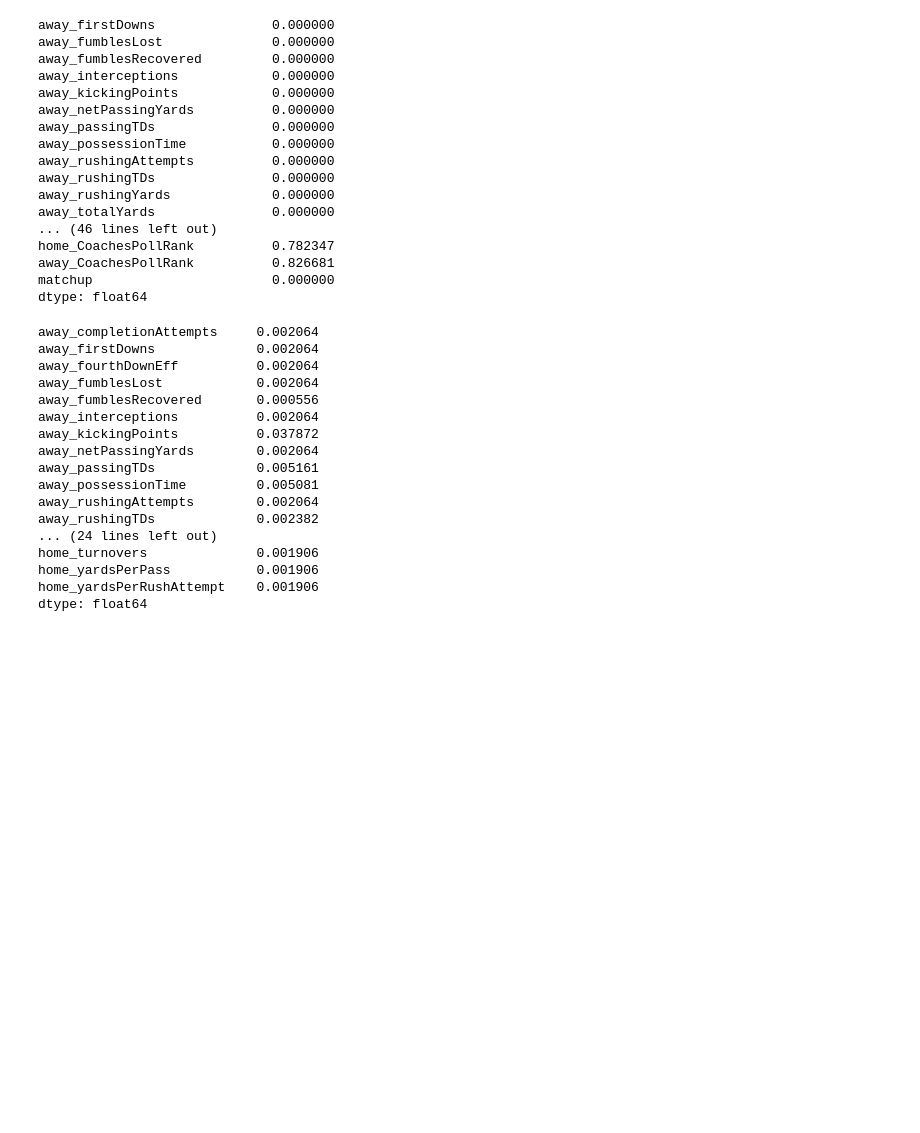
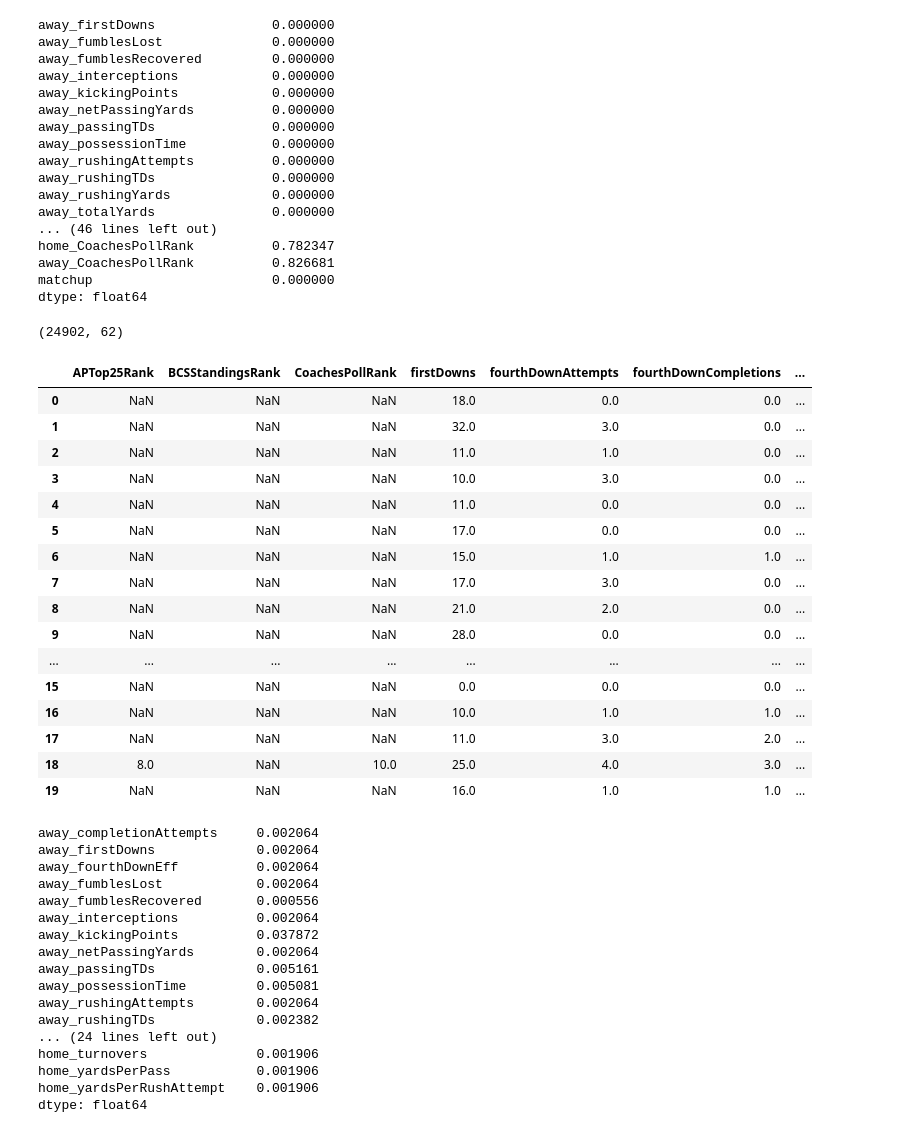
Before and after one commit to spwhite1337/sports-bettors, a Jupyter notebook: Untitled.ipynb, the cells around one changed output. Cells and saved outputs as stored; diff of their text form; code cells hidden in the pictures; blank space fills up the shorter version.

Commit message:
Make modeling dataset

```diff
--- a/Untitled.ipynb
+++ b/Untitled.ipynb
@@ -80,6 +80,29 @@ home_CoachesPollRank          0.782347
 away_CoachesPollRank          0.826681
 matchup                       0.000000
 dtype: float64
+# %%
+df_modeling = pd.read_csv(os.path.join(DATA_DIR, 'df_modeling.csv'))
+print(df_modeling.shape)
+df_modeling.head(20)
+# %% [output]
+(24902, 62)
+|  | APTop25Rank | BCSStandingsRank | CoachesPollRank | firstDowns | fourthDownAttempts | fourthDownCompletions | ... |
+| 0 | NaN | NaN | NaN | 18.0 | 0.0 | 0.0 | ... |
+| 1 | NaN | NaN | NaN | 32.0 | 3.0 | 0.0 | ... |
+| 2 | NaN | NaN | NaN | 11.0 | 1.0 | 0.0 | ... |
+| 3 | NaN | NaN | NaN | 10.0 | 3.0 | 0.0 | ... |
+| 4 | NaN | NaN | NaN | 11.0 | 0.0 | 0.0 | ... |
+| 5 | NaN | NaN | NaN | 17.0 | 0.0 | 0.0 | ... |
+| 6 | NaN | NaN | NaN | 15.0 | 1.0 | 1.0 | ... |
+| 7 | NaN | NaN | NaN | 17.0 | 3.0 | 0.0 | ... |
+| 8 | NaN | NaN | NaN | 21.0 | 2.0 | 0.0 | ... |
+| 9 | NaN | NaN | NaN | 28.0 | 0.0 | 0.0 | ... |
+| ... | ... | ... | ... | ... | ... | ... | ... |
+| 15 | NaN | NaN | NaN | 0.0 | 0.0 | 0.0 | ... |
+| 16 | NaN | NaN | NaN | 10.0 | 1.0 | 1.0 | ... |
+| 17 | NaN | NaN | NaN | 11.0 | 3.0 | 2.0 | ... |
+| 18 | 8.0 | NaN | 10.0 | 25.0 | 4.0 | 3.0 | ... |
+| 19 | NaN | NaN | NaN | 16.0 | 1.0 | 1.0 | ... |
 # %%
 for home_away in ['home', 'away']:
     for col in ['completionAttempts']:
```
Also changed, not shown: 1 other file.
